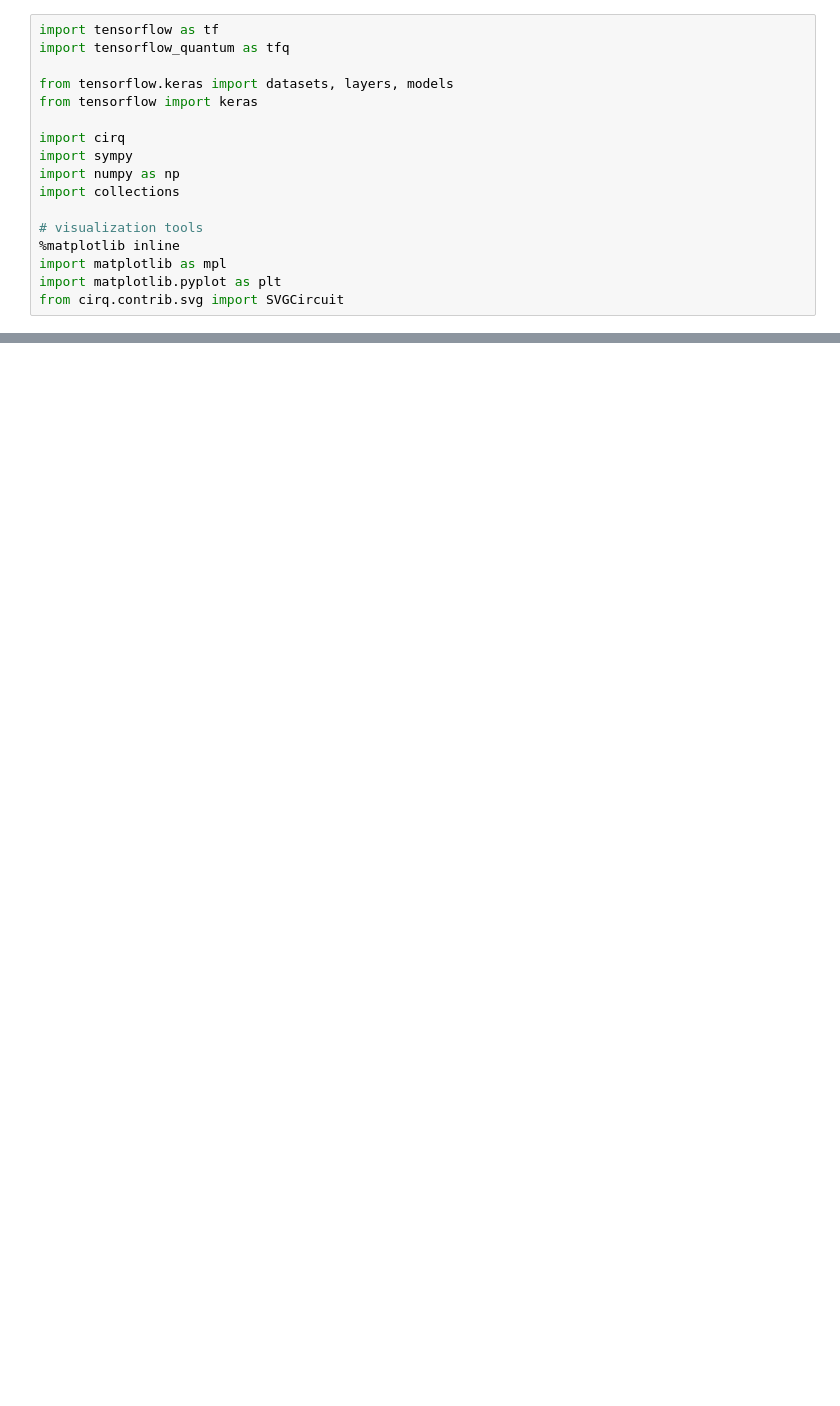
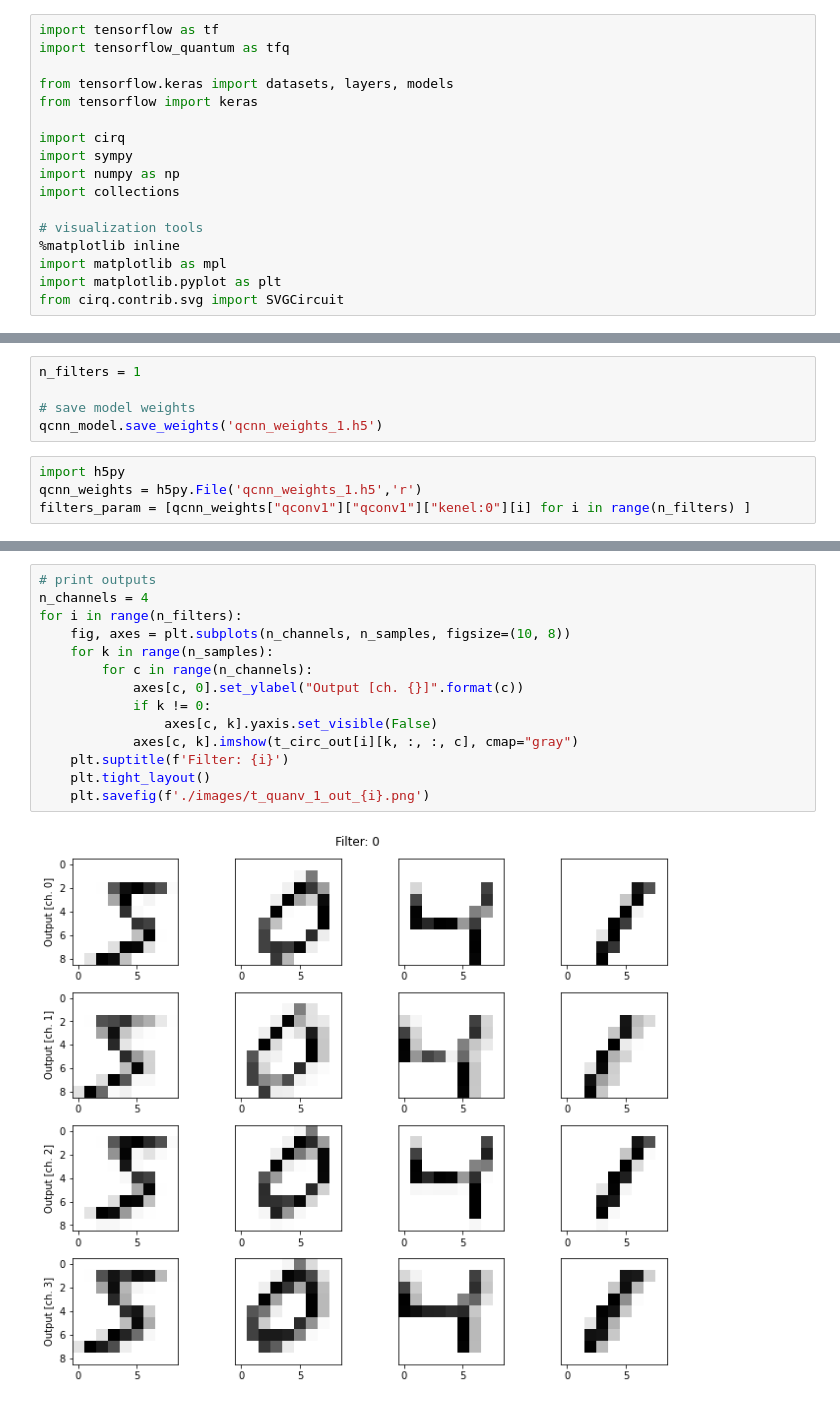
Before and after one commit to niklai99/qcnn4juno, a Jupyter notebook: mnist/tf_qcnn.ipynb, the cells around one changed output, grey strips where cells are left out. Cells and saved outputs as stored; diff of their text form; blank space fills up the shorter version.

```diff
--- a/mnist/tf_qcnn.ipynb
+++ b/mnist/tf_qcnn.ipynb
@@ -193,0 +218,9 @@ Epoch 1/5
+# %%
+n_filters = 1
+
+# save model weights
+qcnn_model.save_weights('qcnn_weights_1.h5')
+# %%
+import h5py
+qcnn_weights = h5py.File('qcnn_weights_1.h5','r')
+filters_param = [qcnn_weights["qconv1"]["qconv1"]["kenel:0"][i] for i in range(n_filters) ]
@@ -193,0 +312,16 @@ Epoch 1/5
+# %%
+# print outputs
+n_channels = 4
+for i in range(n_filters):
+    fig, axes = plt.subplots(n_channels, n_samples, figsize=(10, 8))
+    for k in range(n_samples):
+        for c in range(n_channels):
+            axes[c, 0].set_ylabel("Output [ch. {}]".format(c))
+            if k != 0:
+                axes[c, k].yaxis.set_visible(False)
+            axes[c, k].imshow(t_circ_out[i][k, :, :, c], cmap="gray")
+    plt.suptitle(f'Filter: {i}')
+    plt.tight_layout()
+    plt.savefig(f'./images/t_quanv_1_out_{i}.png')
+# %% [output]
+[figure, added]
```
Also changed, not shown: parts of 18 cells of this notebook.
